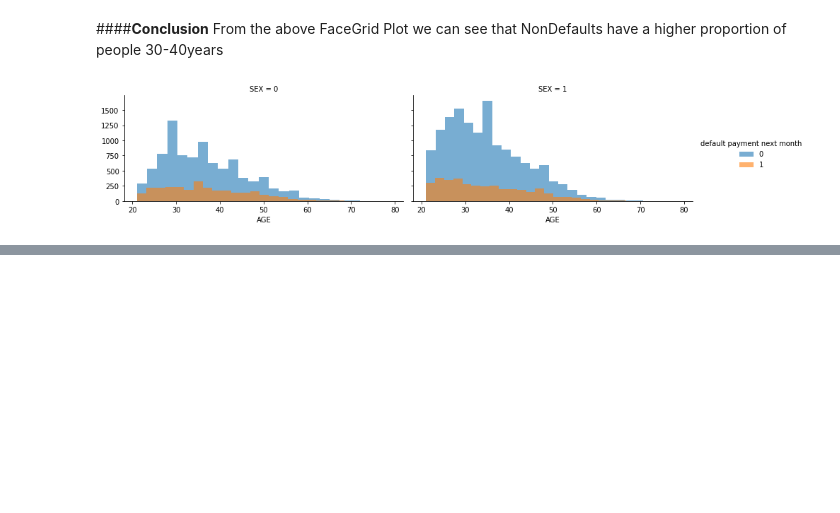
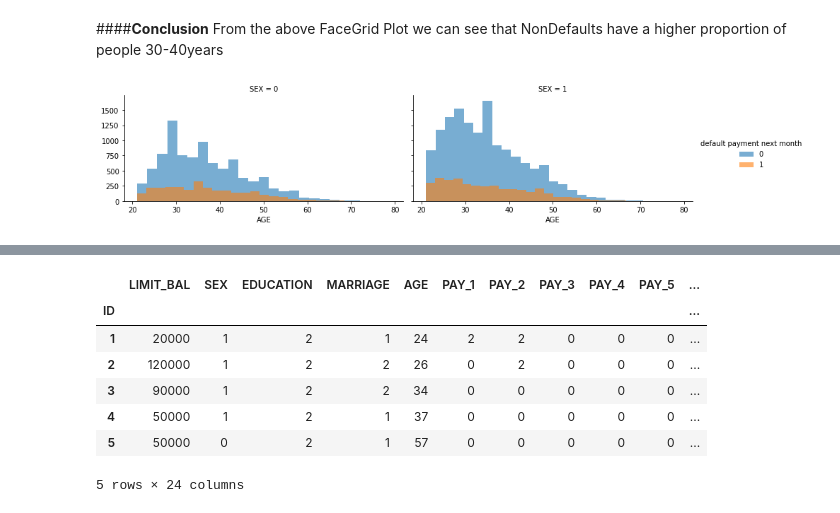
Before and after one commit to AnkitPatel745/Credit-Card-Default-Prediction-Capstone-Project, a Jupyter notebook: Credit_Card_Default_Prediction_Capstone_Project.ipynb, the cells around one changed output, grey strips where cells are left out. Drawn from its saved outputs; the diff is of its cells as text; code cells hidden in the pictures; blank space fills up the shorter version.

```diff
--- a/Credit_Card_Default_Prediction_Capstone_Project.ipynb
+++ b/Credit_Card_Default_Prediction_Capstone_Project.ipynb
@@ -665,0 +729,19 @@ plt.show()
+# %%
+fil = (df.PAY_1 == -1) | (df.PAY_1==-2)
+df.loc[fil,'PAY_1']=0
+df.PAY_1.value_counts()
+fil = (df.PAY_2 == -1) | (df.PAY_2==-2)
+df.loc[fil,'PAY_2']=0
+df.PAY_2.value_counts()
+fil = (df.PAY_3 == -1) | (df.PAY_3==-2)
+df.loc[fil,'PAY_3']=0
+df.PAY_3.value_counts()
+fil = (df.PAY_4 == -1) | (df.PAY_4==-2)
+df.loc[fil,'PAY_4']=0
+df.PAY_4.value_counts()
+fil = (df.PAY_5 == -1) | (df.PAY_5==-2)
+df.loc[fil,'PAY_5']=0
+df.PAY_5.value_counts()
+fil = (df.PAY_6 == -1) | (df.PAY_6==-2)
+df.loc[fil,'PAY_6']=0
+df.PAY_6.value_counts()
@@ -665,0 +758,11 @@ plt.show()
+# %%
+df.head()
+# %% [output]
+|  | LIMIT_BAL | SEX | EDUCATION | MARRIAGE | AGE | PAY_1 | PAY_2 | PAY_3 | PAY_4 | PAY_5 | ... |
+| ID |  |  |  |  |  |  |  |  |  |  | ... |
+| 1 | 20000 | 1 | 2 | 1 | 24 | 2 | 2 | 0 | 0 | 0 | ... |
+| 2 | 120000 | 1 | 2 | 2 | 26 | 0 | 2 | 0 | 0 | 0 | ... |
+| 3 | 90000 | 1 | 2 | 2 | 34 | 0 | 0 | 0 | 0 | 0 | ... |
+| 4 | 50000 | 1 | 2 | 1 | 37 | 0 | 0 | 0 | 0 | 0 | ... |
+| 5 | 50000 | 0 | 2 | 1 | 57 | 0 | 0 | 0 | 0 | 0 | ... |
+5 rows × 24 columns
```
Also changed, not shown: parts of 21 cells of this notebook.
